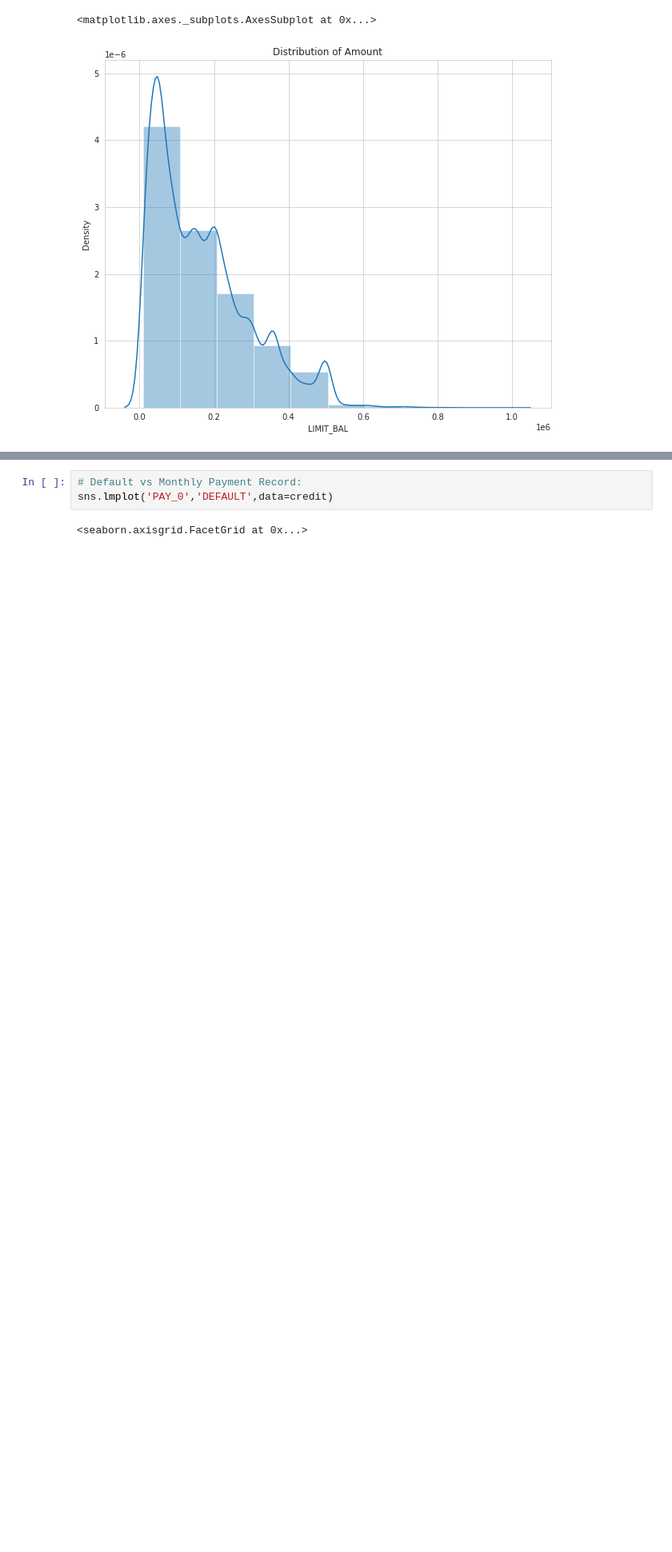
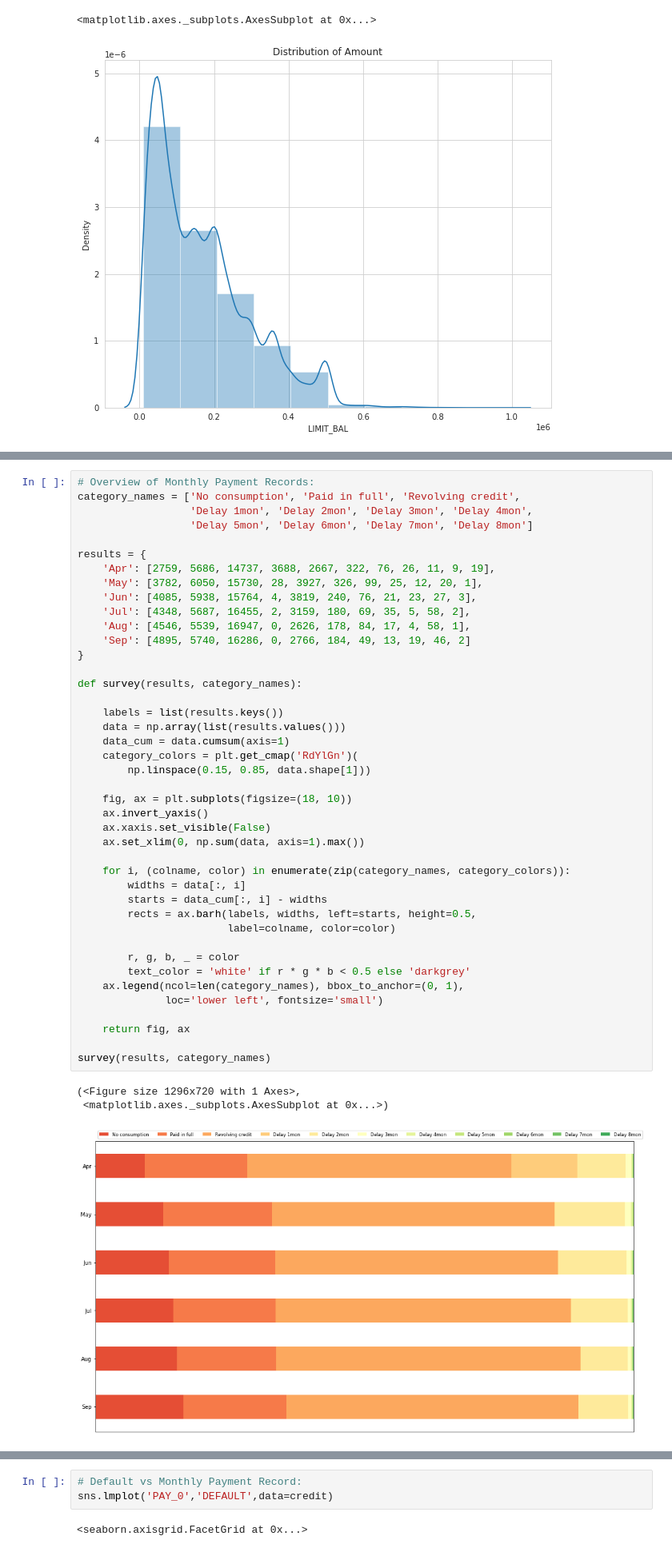
Before and after one commit to Sail0027/DA_UT_2021, a Jupyter notebook: C2/C2.T2_Exploratory Data Analysis Report.ipynb, the cells around one changed output, grey strips where cells are left out. Shown at 80% size. Cells and saved outputs as stored; diff of their text form; blank space fills up the shorter version.

```diff
--- a/C2/C2.T2_Exploratory Data Analysis Report.ipynb
+++ b/C2/C2.T2_Exploratory Data Analysis Report.ipynb
@@ -435,0 +451,46 @@ sns.distplot(credit['LIMIT_BAL'],bins=10)
+# %%
+# Overview of Monthly Payment Records:
+category_names = ['No consumption', 'Paid in full', 'Revolving credit',
+                  'Delay 1mon', 'Delay 2mon', 'Delay 3mon', 'Delay 4mon',
+                  'Delay 5mon', 'Delay 6mon', 'Delay 7mon', 'Delay 8mon']
+
+results = {
+    'Apr': [2759, 5686, 14737, 3688, 2667, 322, 76, 26, 11, 9, 19],
+    'May': [3782, 6050, 15730, 28, 3927, 326, 99, 25, 12, 20, 1],
+    'Jun': [4085, 5938, 15764, 4, 3819, 240, 76, 21, 23, 27, 3],
+    'Jul': [4348, 5687, 16455, 2, 3159, 180, 69, 35, 5, 58, 2],
+    'Aug': [4546, 5539, 16947, 0, 2626, 178, 84, 17, 4, 58, 1],
+    'Sep': [4895, 5740, 16286, 0, 2766, 184, 49, 13, 19, 46, 2]
+}
+
+def survey(results, category_names):
+
+    labels = list(results.keys())
+    data = np.array(list(results.values()))
+    data_cum = data.cumsum(axis=1)
+    category_colors = plt.get_cmap('RdYlGn')(
+        np.linspace(0.15, 0.85, data.shape[1]))
+
+    fig, ax = plt.subplots(figsize=(18, 10))
+    ax.invert_yaxis()
+    ax.xaxis.set_visible(False)
+    ax.set_xlim(0, np.sum(data, axis=1).max())
+
+    for i, (colname, color) in enumerate(zip(category_names, category_colors)):
+        widths = data[:, i]
+        starts = data_cum[:, i] - widths
+        rects = ax.barh(labels, widths, left=starts, height=0.5,
+                        label=colname, color=color)
+
+        r, g, b, _ = color
+        text_color = 'white' if r * g * b < 0.5 else 'darkgrey'
+    ax.legend(ncol=len(category_names), bbox_to_anchor=(0, 1),
+              loc='lower left', fontsize='small')
+
+    return fig, ax
+
+survey(results, category_names)
+# %% [output]
+(<Figure size 1296x720 with 1 Axes>,
+ <matplotlib.axes._subplots.AxesSubplot at 0x...>)
+[figure, added]
```
Also changed, not shown: parts of 5 cells of this notebook.
